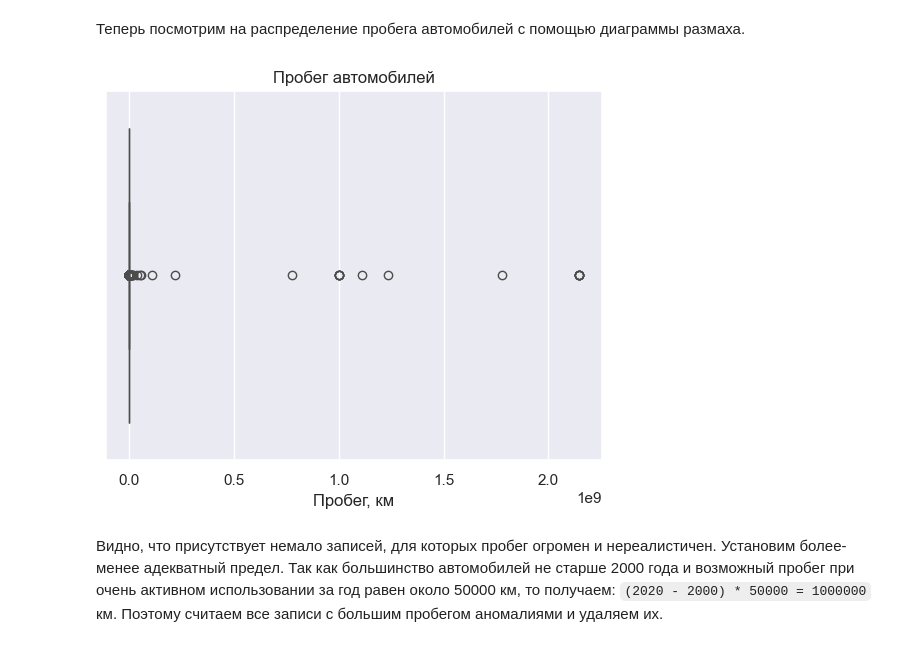
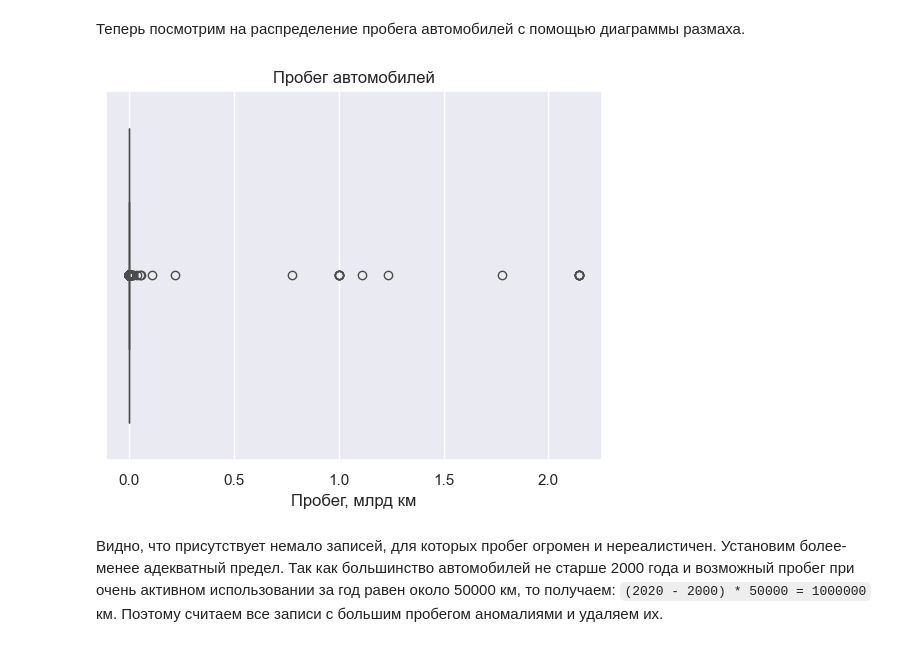
Before and after one commit to sosnovskiim/MachineLearning, a Jupyter notebook: Курс 3 - Инструменты анализа данных/1. Разведочный анализ данных (автомобили)/1. Разведочный анализ данных (автомобили).ipynb, the cells around one changed output. Saved outputs shown, nothing was run; the diff lists cells and outputs as text; code cells hidden in the pictures.

```diff
--- a/Курс 3 - Инструменты анализа данных/1. Разведочный анализ данных (автомобили)/1. Разведочный анализ данных (автомобили).ipynb
+++ b/Курс 3 - Инструменты анализа данных/1. Разведочный анализ данных (автомобили)/1. Разведочный анализ данных (автомобили).ipynb
@@ -236,7 +238,7 @@ sns.boxplot(cars_new[cars_new.price > 90000], x="price").set(
 # %% [markdown]
 Для начала удалим записи, превышающие стоимость в 500000, которых всего две.
 # %%
-cars_new.drop(cars_new[cars_new.price > 500000].index, inplace=True)
+cars_new.drop(cars_new[cars_new.price > 500_000].index, inplace=True)
 cars_new.reset_index(drop=True, inplace=True)
 # %% [markdown]
 Снова посмотрим на распределение автомобилей стоимостью более 90000.
@@ -267,7 +269,7 @@ cars_new[cars_new.price > 180000].sort_values("price")
 # %% [markdown]
 Их всего 12, поэтому их можно удалить в пользу лучшего распределения цен.
 # %%
-cars_new.drop(cars_new[cars_new.price > 180000].index, inplace=True)
+cars_new.drop(cars_new[cars_new.price > 180_000].index, inplace=True)
 cars_new.reset_index(drop=True, inplace=True)
 # %% [markdown]
 Ещё раз посмотрим на распределение автомобилей стоимостью более 90000.
@@ -848,10 +850,12 @@ cars_new.mileage = cars_new.mileage.str[:-3].astype(int)
 Теперь посмотрим на распределение пробега автомобилей с помощью диаграммы размаха.
 # %%
 sns.boxplot(cars_new, x="mileage").set(
-    title="Пробег автомобилей", xlabel="Пробег, км"
+    title="Пробег автомобилей", xlabel="Пробег, млрд км",
+    xticks=range(0, 2_000_000_001, 500_000_000),
+    xticklabels=np.arange(0, 2.1, 0.5)
 );
 # %% [output]
-[figure, old version]
+[figure, new version]
 # %% [markdown]
 Видно, что присутствует немало записей, для которых пробег огромен и нереалистичен. Установим более-менее адекватный предел. Так как большинство автомобилей не старше 2000 года и возможный пробег при очень активном использовании за год равен около 50000 км, то получаем: `(2020 - 2000) * 50000 = 1000000` км. Поэтому считаем все записи с большим пробегом аномалиями и удаляем их.
 # %%
```
Also changed, not shown: parts of 13 cells of this notebook.
